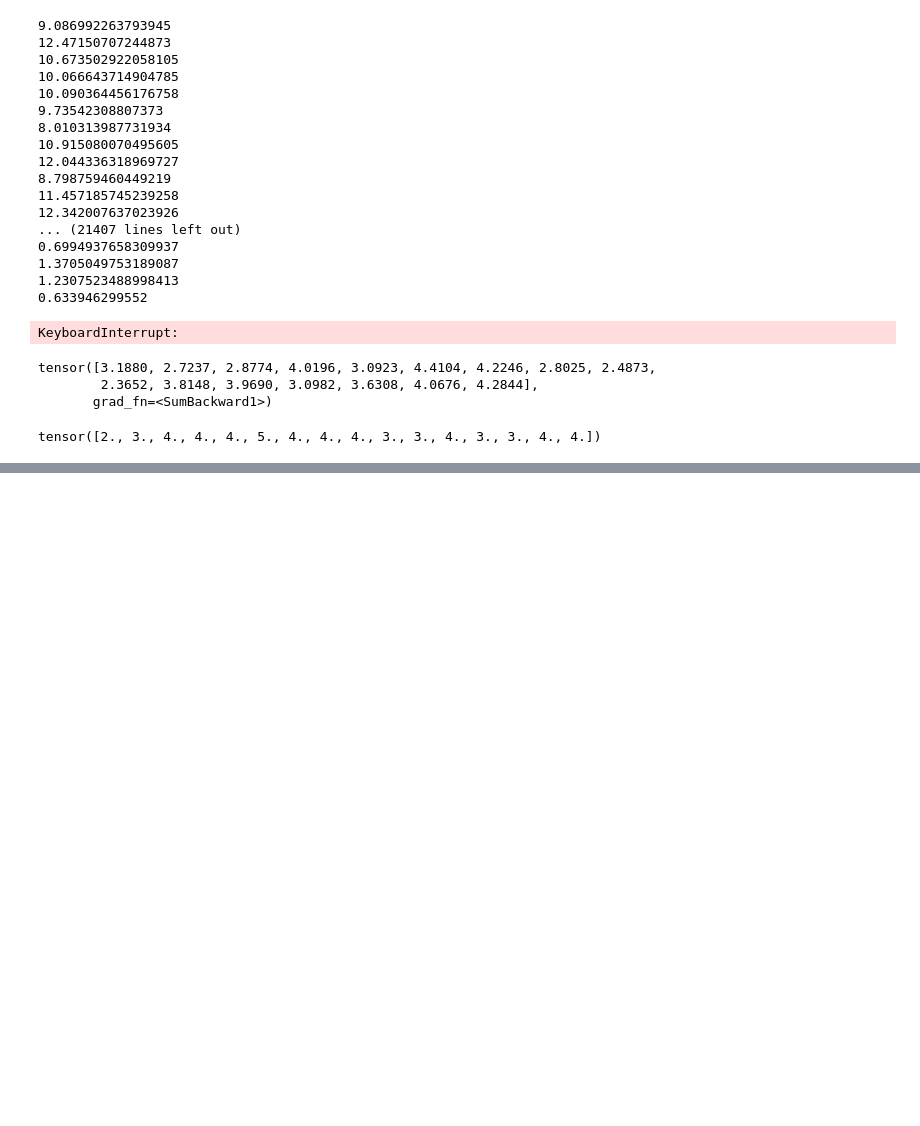
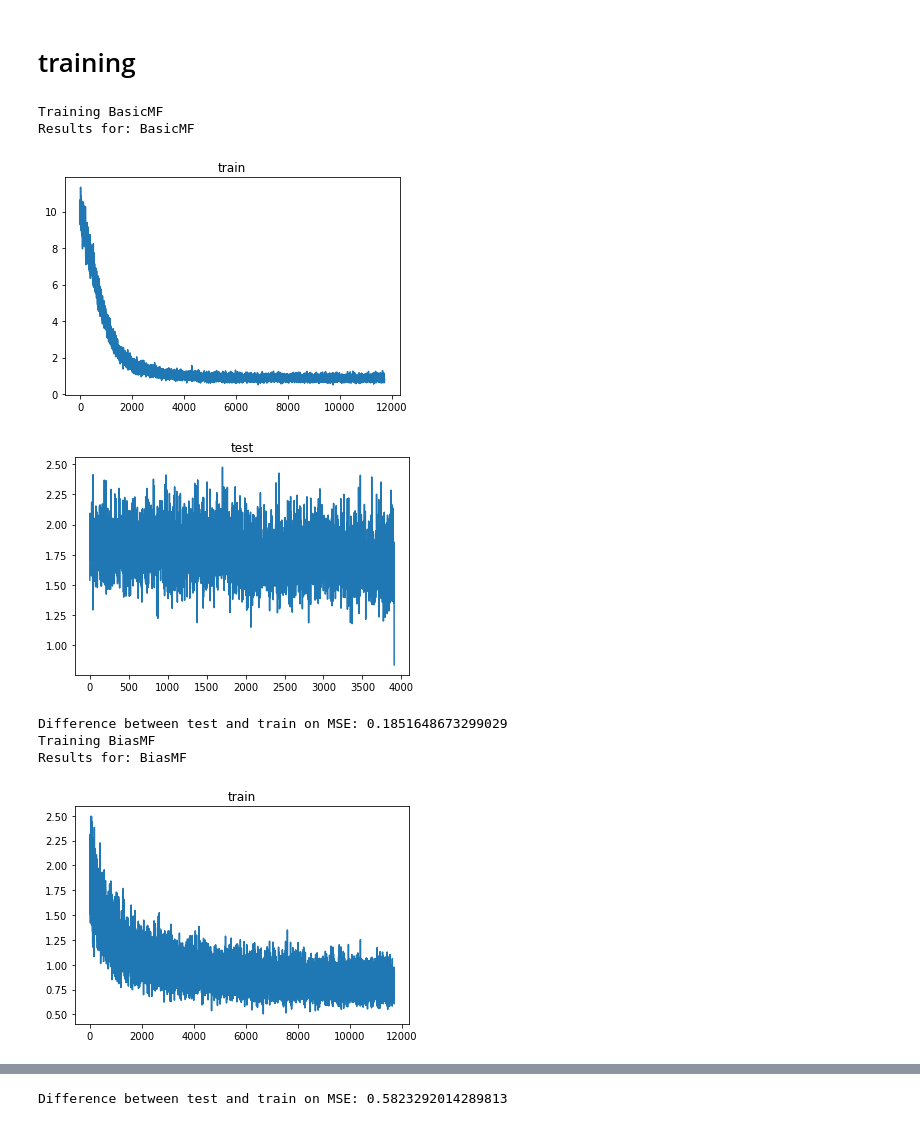
Before and after one commit to roman-dusek/learning_pytorch, a Jupyter notebook: notebooks/recommenders/MF.ipynb, the cells around one changed output, grey strips where cells are left out. Cells and saved outputs as stored; diff of their text form; code cells hidden in the pictures; blank space fills up the shorter version.

```diff
--- a/notebooks/recommenders/MF.ipynb
+++ b/notebooks/recommenders/MF.ipynb
@@ -31,8 +41,10 @@ class MovieLensDataset(torch.utils.data.Dataset):
         self.movie_ids = self._arange_movie_ids(df.iloc[:, 1])
         self.ratings = torch.FloatTensor(df.iloc[:, 2].values)
 
+        self.mean_rating = self.ratings.mean()
+
     def _load_data(self, path: str):
-        return pd.read_csv(path, sep="::")
+        return pd.read_csv(path)
 
     def _arange_movie_ids(self, ids):
         map_id = dict(zip(ids.unique(), np.arange(len(ids.unique()))))
@@ -63,2 +64,0 @@ next(iter(data_loader))
-# %%
-mf_model = MF(len(dataset.user_ids.unique()), len(dataset.movie_ids.unique()), 10)
@@ -73,40 +65,7 @@ tensor([4807, 1939, 2335,  757, 5463, 5820, 1647, 3424, 2700, 6040, 3939, 5350,
-# %%
-EPOCHS = 2
-
-for epoch in range(EPOCHS):
-    for batch in data_loader:
-        preds = mf_model(batch["user_id"], batch["movie_id"])
-        loss = loss_fn(batch["rating"], preds)
-        optim.zero_grad()  # reset gradient
-        loss.backward()
-        optim.step()
-        print(loss.item())
-# %% [output]
-9.086992263793945
-12.47150707244873
-10.673502922058105
-10.066643714904785
-10.090364456176758
-9.73542308807373
-8.010313987731934
-10.915080070495605
-12.044336318969727
-8.798759460449219
-11.457185745239258
-12.342007637023926
-... (21407 lines left out)
-0.6994937658309937
-1.3705049753189087
-1.2307523488998413
-0.633946299552
-KeyboardInterrupt:
-# %%
-preds
-# %% [output]
-tensor([3.1880, 2.7237, 2.8774, 4.0196, 3.0923, 4.4104, 4.2246, 2.8025, 2.4873,
-        2.3652, 3.8148, 3.9690, 3.0982, 3.6308, 4.0676, 4.2844],
-       grad_fn=<SumBackward1>)
-# %%
-batch["rating"]
-# %% [output]
-tensor([2., 3., 4., 4., 4., 5., 4., 4., 4., 3., 3., 4., 3., 3., 4., 4.])
+# %%
+datasets = {name: MovieLensDataset(f"{DATA_PATH}/{name}.csv")
+            for name in ["train", "test"]}
+dataloaders = {name: torch.utils.data.DataLoader(datasets[name], batch_size=128, shuffle=True)
+               for name in ["train", "test"]}
+# %% [markdown]
+# training
@@ -112,0 +106,25 @@ tensor([2., 3., 4., 4., 4., 5., 4., 4., 4., 3., 3., 4., 3., 3., 4., 4.])
+# %%
+models = {}
+
+for model in [BasicMF, BiasMF]:
+    params={}
+
+    if model.__name__ == "BiasMF":
+        params["data_mean"] = datasets["train"].mean_rating
+
+
+    mf_model = model(n_users=len(datasets["train"].user_ids.unique()),
+                     n_items=len(datasets["train"].movie_ids.unique()),
+                     embd_dim=10,
+                     **params)
+
+    models[model.__name__] = train_MF_model(mf_model, dataloaders)
+# %% [output]
+Training BasicMF
+Results for: BasicMF
+[figure, added]
+[figure, added]
+Difference between test and train on MSE: 0.1851648673299029
+Training BiasMF
+Results for: BiasMF
+[figure, added]
@@ -112,0 +132 @@ tensor([2., 3., 4., 4., 4., 5., 4., 4., 4., 3., 3., 4., 3., 3., 4., 4.])
+Difference between test and train on MSE: 0.5823292014289813
```
Also changed, not shown: parts of 21 cells of this notebook, 10 other files.
